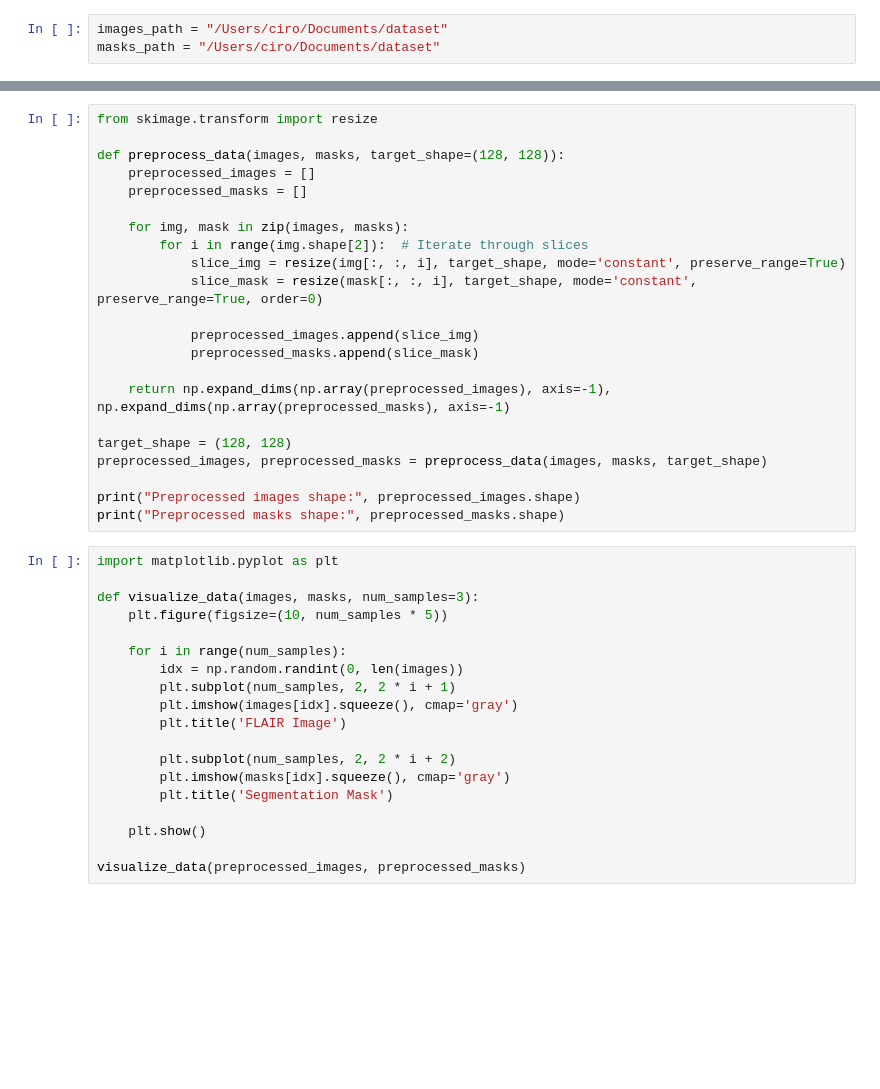
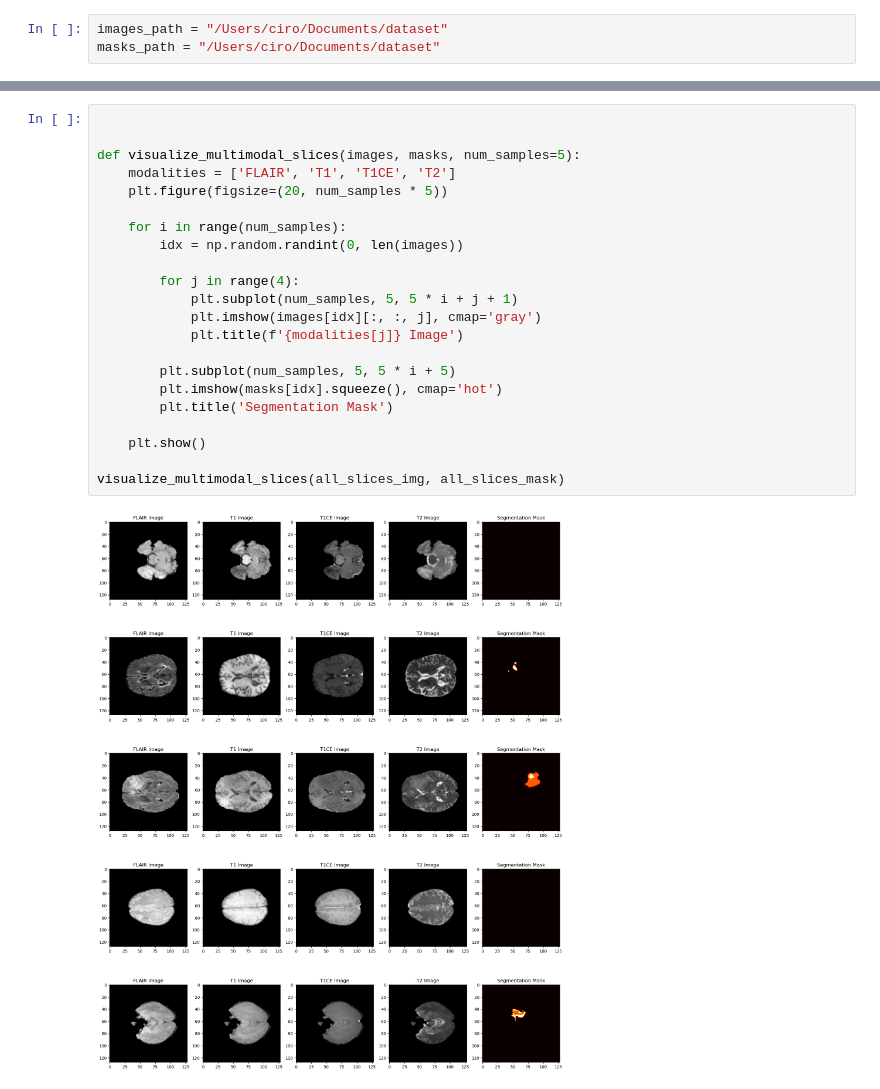
Before and after one commit to Ehsan-Taheri/Brain-Tumor-Segmentation, a Jupyter notebook: UnteModel.ipynb, the cells around one changed output, grey strips where cells are left out. Saved outputs shown, nothing was run; the diff lists cells and outputs as text; blank space fills up the shorter version.

```diff
--- a/UnteModel.ipynb
+++ b/UnteModel.ipynb
@@ -178,41 +120,24 @@ print("Masks shape:", masks.shape)
-# %%
-from skimage.transform import resize
-
-def preprocess_data(images, masks, target_shape=(128, 128)):
-    preprocessed_images = []
-    preprocessed_masks = []
-
-    for img, mask in zip(images, masks):
-        for i in range(img.shape[2]):  # Iterate through slices
-            slice_img = resize(img[:, :, i], target_shape, mode='constant', preserve_range=True)
-            slice_mask = resize(mask[:, :, i], target_shape, mode='constant', preserve_range=True, order=0)
-
-            preprocessed_images.append(slice_img)
-            preprocessed_masks.append(slice_mask)
-
-    return np.expand_dims(np.array(preprocessed_images), axis=-1), np.expand_dims(np.array(preprocessed_masks), axis=-1)
-
-target_shape = (128, 128)
-preprocessed_images, preprocessed_masks = preprocess_data(images, masks, target_shape)
-
-print("Preprocessed images shape:", preprocessed_images.shape)
-print("Preprocessed masks shape:", preprocessed_masks.shape)
 # %%
-import matplotlib.pyplot as plt
 
-def visualize_data(images, masks, num_samples=3):
-    plt.figure(figsize=(10, num_samples * 5))
+
+def visualize_multimodal_slices(images, masks, num_samples=5):
+    modalities = ['FLAIR', 'T1', 'T1CE', 'T2']
+    plt.figure(figsize=(20, num_samples * 5))
 
     for i in range(num_samples):
         idx = np.random.randint(0, len(images))
-        plt.subplot(num_samples, 2, 2 * i + 1)
-        plt.imshow(images[idx].squeeze(), cmap='gray')
-        plt.title('FLAIR Image')
 
-        plt.subplot(num_samples, 2, 2 * i + 2)
-        plt.imshow(masks[idx].squeeze(), cmap='gray')
+        for j in range(4):
+            plt.subplot(num_samples, 5, 5 * i + j + 1)
+            plt.imshow(images[idx][:, :, j], cmap='gray')
+            plt.title(f'{modalities[j]} Image')
+
+        plt.subplot(num_samples, 5, 5 * i + 5)
+        plt.imshow(masks[idx].squeeze(), cmap='hot')
         plt.title('Segmentation Mask')
 
     plt.show()
 
-visualize_data(preprocessed_images, preprocessed_masks)
+visualize_multimodal_slices(all_slices_img, all_slices_mask)
+# %% [output]
+[figure, added]
```
Also changed, not shown: parts of 10 cells of this notebook.
